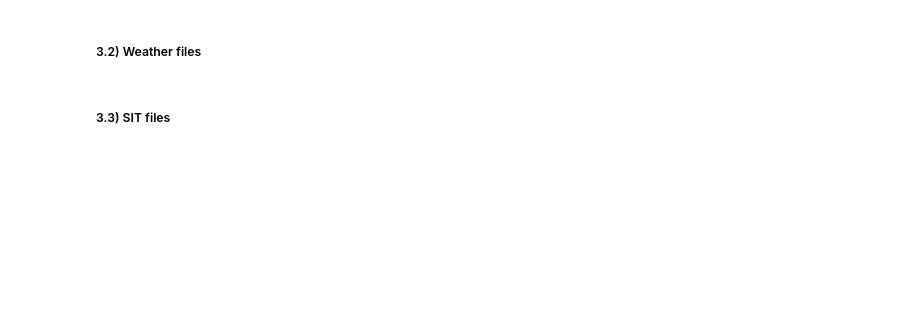
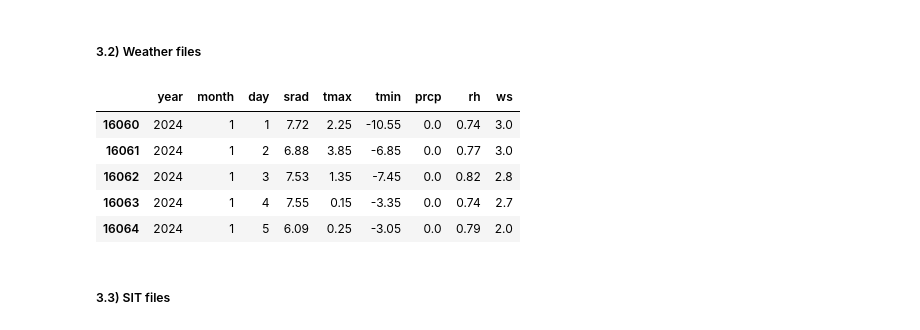
Before and after one commit to smarsGroup/geo_epic_win, a Jupyter notebook: docs/GeoEPIC_Tutorial.ipynb, the cells around one changed output. Drawn from its saved outputs; the diff is of its cells as text; code cells hidden in the pictures; blank space fills up the shorter version.

```diff
--- a/docs/GeoEPIC_Tutorial.ipynb
+++ b/docs/GeoEPIC_Tutorial.ipynb
@@ -133,11 +141,18 @@ soil_ssurgo.layers_df.head()
 # %%
 from geoEpic.spatial import Daymet, AgEra5
 from geoEpic.io import DLY
 
-dly_daymet = Daymet.fetch(lat=lat, lon=lon)
+dly_daymet = Daymet.fetch(lat=lat, lon=lon,)
 # dly_era5 = AgEra5.fetch(lat=lat, lon=lon)
-dly_daymet.save(workspace_dir/'weather'/'daily'/'daymt.DLY')
+dly_daymet.save(workspace_dir/'weather'/'daymt.DLY')
 dly_daymet.head()
+# %% [output]
+|  | year | month | day | srad | tmax | tmin | prcp | rh | ws |
+| 16060 | 2024 | 1 | 1 | 7.72 | 2.25 | -10.55 | 0.0 | 0.74 | 3.0 |
+| 16061 | 2024 | 1 | 2 | 6.88 | 3.85 | -6.85 | 0.0 | 0.77 | 3.0 |
+| 16062 | 2024 | 1 | 3 | 7.53 | 1.35 | -7.45 | 0.0 | 0.82 | 2.8 |
+| 16063 | 2024 | 1 | 4 | 7.55 | 0.15 | -3.35 | 0.0 | 0.74 | 2.7 |
+| 16064 | 2024 | 1 | 5 | 6.09 | 0.25 | -3.05 | 0.0 | 0.79 | 2.0 |
 # %% [markdown]
 #####  3.3) SIT files
 # %%
```
Also changed, not shown: parts of 17 cells of this notebook, 9 other files.
